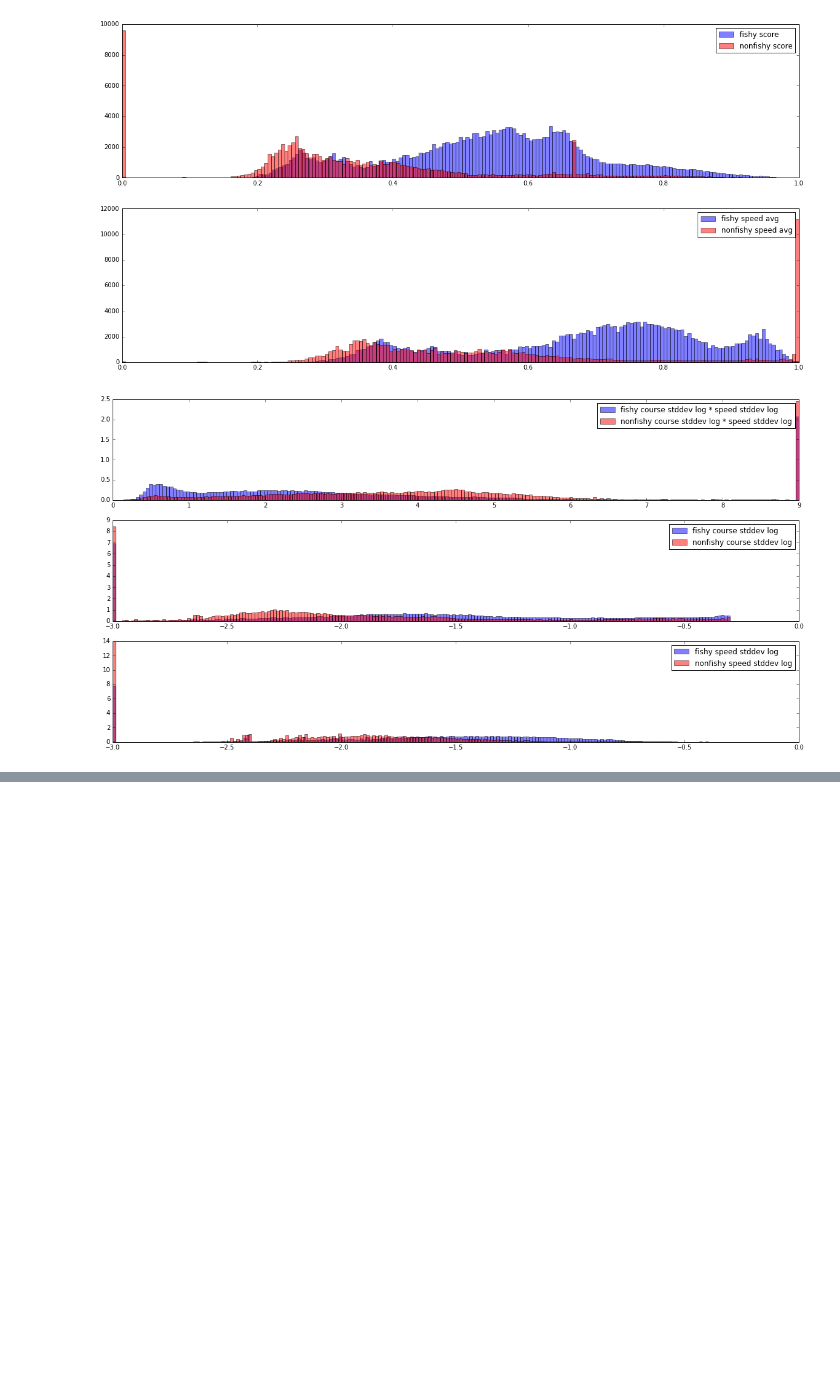
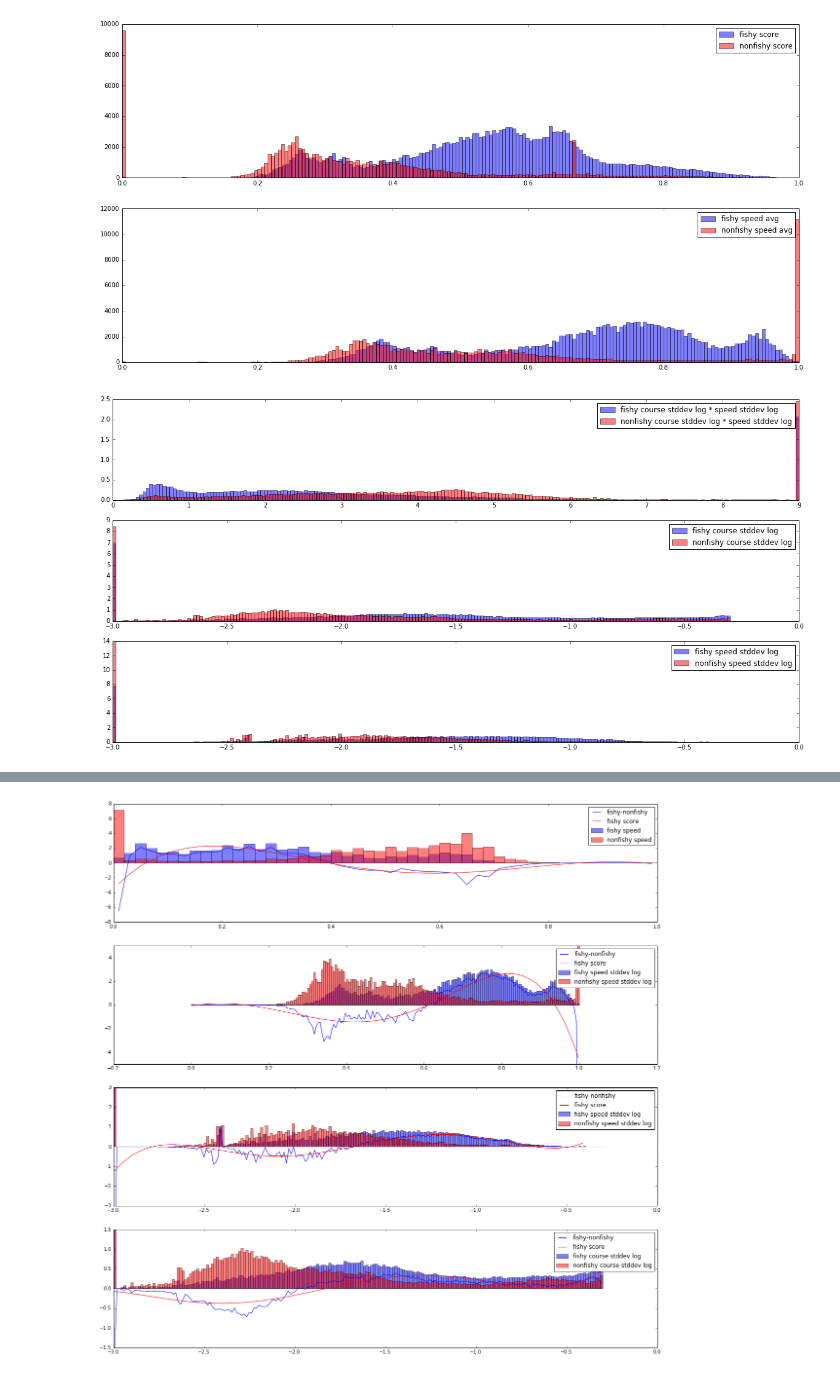
Before and after one commit to marketler/GFW_vessel_scoring, a Jupyter notebook: Classification vs measures.ipynb, the cells around one changed output, grey strips where cells are left out. Saved outputs shown, nothing was run; the diff lists cells and outputs as text; code cells hidden in the pictures; blank space fills up the shorter version.

Commit message:
Matched polynomials to fishing probabilities for all variables

```diff
--- a/Classification vs measures.ipynb
+++ b/Classification vs measures.ipynb
@@ -35,3 +31,20 @@ def clamp(x, low, high):
+# %%
+def clamp(x, low, high):
+    return where(x <= high,
+        where(x >= low, x, low),
+        high)
+
+def center_hist_bins(histres):
+    y = histres[0]
+    x = histres[1]
+    x = (x[:-1] + x[1:]) / 2.0
+    return y, x
+
+def polynomial(x, *args):
+    res = 0
+    for ind, arg in enumerate(args):
+        res += arg * x**ind
+    return res
 # %%
 histfig = figure(figsize=(20,5))
 subplot = histfig.add_subplot(111)
@@ -146,0 +191,69 @@ show()
+# %%
+histfix = figure(figsize=(20,20))
+
+histfix.add_subplot(411)
+
+xfishy_hist = center_hist_bins(hist(clamp(xfishy["speed"]/17, 0, 1), bins=50, normed=True, color='b', alpha=0.5, label="fishy speed"))
+xnonfishy_hist = center_hist_bins(hist(clamp(xnonfishy["speed"]/17, 0, 1), bins=50, normed=True, color='r', alpha=0.5, label="nonfishy speed"))
+
+x_hist = (xfishy_hist[0] - xnonfishy_hist[0], xfishy_hist[1])
+
+speed_args = curve_fit(polynomial, x_hist[1], x_hist[0], [1]*6)[0]
+
+plot(x_hist[1], x_hist[0], color='b', label='fishy-nonfishy')
+plot(x_hist[1], [polynomial(x, *speed_args) for x in x_hist[1]], color='r', label='fishy score')
+
+legend()
+
+
+
+histfix.add_subplot(412).set_ylim(-5, 5)
+
+xfishy_hist = center_hist_bins(hist(xfishy["measure_speeddavg"], bins=200, normed=True, color='b', alpha=0.5, label="fishy speed stddev log"))
+xnonfishy_hist = center_hist_bins(hist(xnonfishy["measure_speeddavg"], bins=200, normed=True, color='r', alpha=0.5, label="nonfishy speed stddev log"))
+
+x_hist = (xfishy_hist[0] - xnonfishy_hist[0], xfishy_hist[1])
+
+measure_speedavg_args = curve_fit(polynomial, x_hist[1], x_hist[0], [1]*6)[0]
+
+plot(x_hist[1], x_hist[0], color='b', label='fishy-nonfishy')
+plot(x_hist[1], [polynomial(x, *measure_speedavg_args) for x in x_hist[1]], color='r', label='fishy score')
+
+legend()
+
+
+
+histfix.add_subplot(413).set_ylim(-3, 3)
+
+xfishy_hist = center_hist_bins(hist(log10(xfishy["measure_speedddev"]+0.001), bins=200, normed=True, color='b', alpha=0.5, label="fishy speed stddev log"))
+xnonfishy_hist = center_hist_bins(hist(log10(xnonfishy["measure_speedddev"]+0.001), bins=200, normed=True, color='r', alpha=0.5, label="nonfishy speed stddev log"))
+
+x_hist = (xfishy_hist[0] - xnonfishy_hist[0], xfishy_hist[1])
+
+measure_speedddev_args = curve_fit(polynomial, x_hist[1], x_hist[0], [1]*6)[0]
+
+plot(x_hist[1], x_hist[0], color='b', label='fishy-nonfishy')
+plot(x_hist[1], [polynomial(x, *measure_speedddev_args) for x in x_hist[1]], color='r', label='fishy score')
+
+legend()
+
+
+
+histfix.add_subplot(414).set_ylim(-1.5, 1.5)
+
+xfishy_hist = center_hist_bins(hist(log10(xfishy["measure_coursestddev"]+0.001), bins=200, normed=True, color='b', alpha=0.5, label="fishy course stddev log"))
+xnonfishy_hist = center_hist_bins(hist(log10(xnonfishy["measure_coursestddev"]+0.001), bins=200, normed=True, color='r', alpha=0.5, label="nonfishy course stddev log"))
+
+x_hist = (xfishy_hist[0] - xnonfishy_hist[0], xfishy_hist[1])
+
+measure_coursestddev_args = curve_fit(polynomial, x_hist[1], x_hist[0], [1]*6)[0]
+
+plot(x_hist[1], x_hist[0], color='b', label='fishy-nonfishy')
+plot(x_hist[1], [polynomial(x, *measure_coursestddev_args) for x in x_hist[1]], color='r', label='fishy score')
+
+legend()
+
+
+show()
+# %% [output]
+[figure, added]
```
Also changed, not shown: parts of 4 cells of this notebook.
